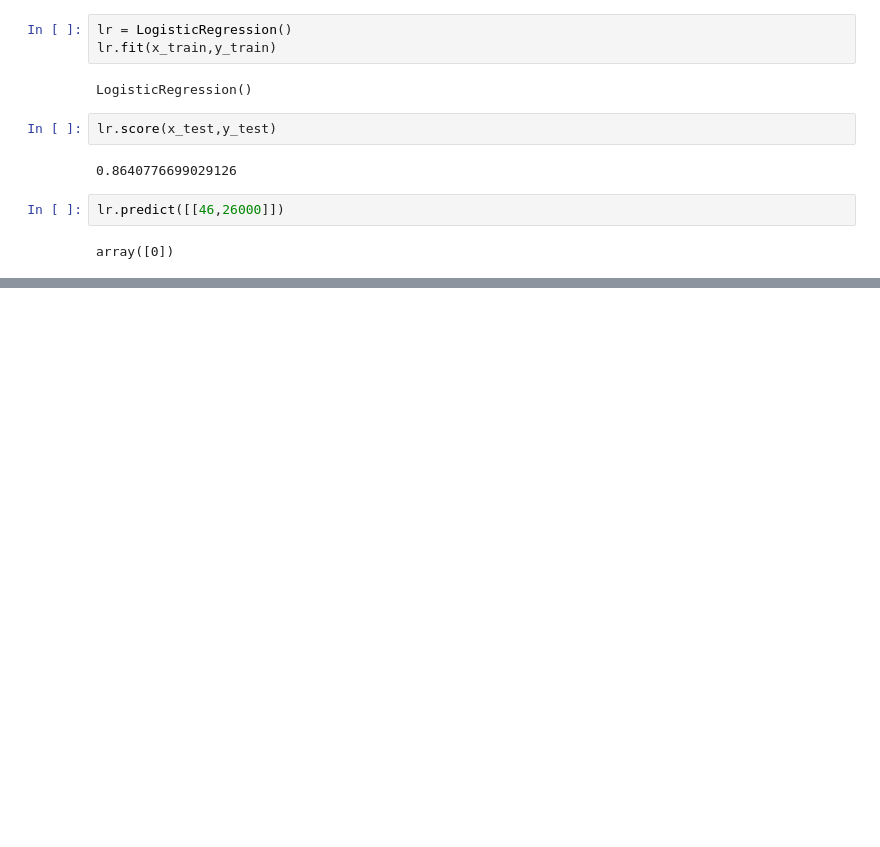
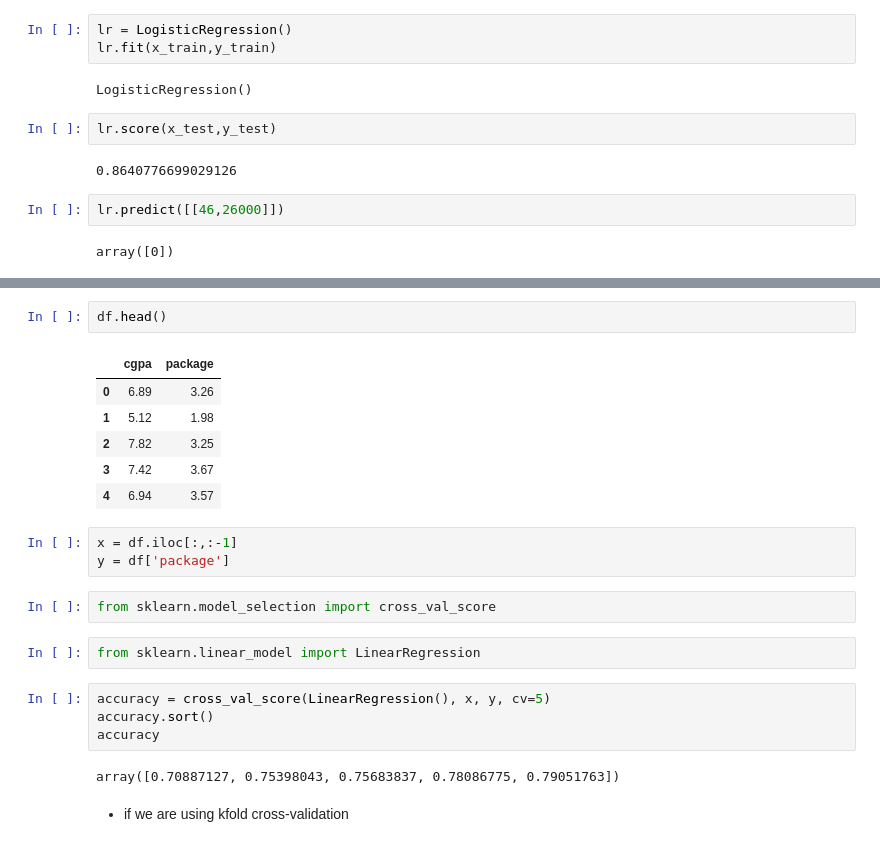
Before and after one commit to harshit193/Learning-Data-Science, a Jupyter notebook: Machine Learning files/Machine_learning.ipynb, the cells around one changed output, grey strips where cells are left out. Saved outputs shown, nothing was run; the diff lists cells and outputs as text; blank space fills up the shorter version.

```diff
--- a/Machine Learning files/Machine_learning.ipynb
+++ b/Machine Learning files/Machine_learning.ipynb
@@ -1810,0 +2057,24 @@ array([0])
+# %%
+df.head()
+# %% [output]
+|  | cgpa | package |
+| 0 | 6.89 | 3.26 |
+| 1 | 5.12 | 1.98 |
+| 2 | 7.82 | 3.25 |
+| 3 | 7.42 | 3.67 |
+| 4 | 6.94 | 3.57 |
+# %%
+x = df.iloc[:,:-1]
+y = df['package']
+# %%
+from sklearn.model_selection import cross_val_score
+# %%
+from sklearn.linear_model import LinearRegression
+# %%
+accuracy = cross_val_score(LinearRegression(), x, y, cv=5)
+accuracy.sort()
+accuracy
+# %% [output]
+array([0.70887127, 0.75398043, 0.75683837, 0.78086775, 0.79051763])
+# %% [markdown]
+* if we are using kfold cross-validation
```
Also changed, not shown: parts of 32 cells of this notebook.
